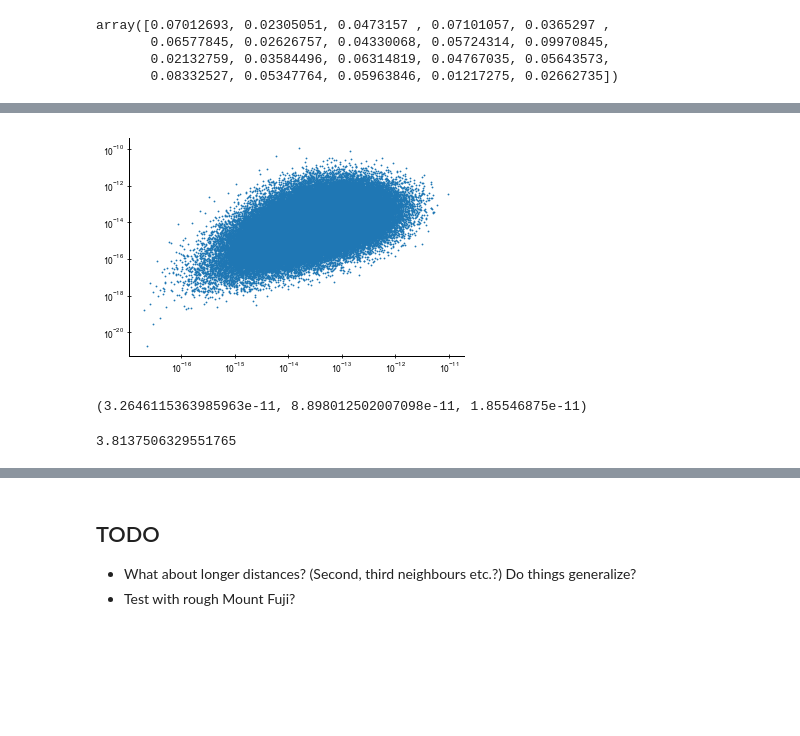
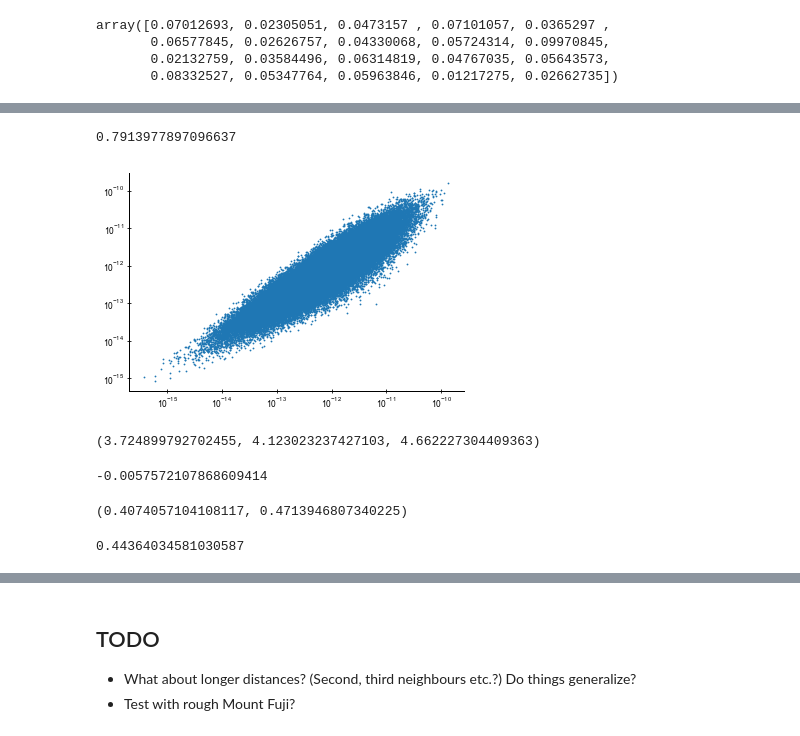
Before and after one commit to andim/peptidome, a Jupyter notebook: code/nnprob_likelihood/math.ipynb, the cells around one changed output, grey strips where cells are left out. Cells and saved outputs as stored; diff of their text form; code cells hidden in the pictures; blank space fills up the shorter version.

```diff
--- a/code/nnprob_likelihood/math.ipynb
+++ b/code/nnprob_likelihood/math.ipynb
@@ -180,7 +180,7 @@ ax.set_xlabel('Probability');
 # resampling
 # %%
 S = 20
-k = 10
+k = 9
 
 Nn = k*(S-1)
 N = float(S**k)
@@ -215,0 +216,37 @@ plt.axvline(predicted, c='k')
+# %%
+S = 20
+k = 9
+
+Nn = k*(S-1)
+N = float(S**k)
+
+empmeans = []
+empstds = []
+predicts =[]
+varpis = []
+for j, sigma_lognormal in enumerate(np.logspace(-2.5, np.log(0.9), 10)):
+    pi = np.random.lognormal(sigma=sigma_lognormal, size=S)
+    pi /= pi.sum()
+
+    nsigmabars = []
+    Nrepeat = 100
+    for i in range(Nrepeat):
+        psigmas = []
+        nsigmas = []
+        Nsample = 1000
+        for i in range(Nsample):
+            sigma = np.random.randint(0, S, k)
+            psigma = np.prod(pi[sigma])
+            nsigma = np.prod(pi[sigma])*np.sum((1-pi[sigma])/pi[sigma])
+            psigmas.append(psigma)
+            nsigmas.append(nsigma)
+        nsigmas = np.asarray(nsigmas)
+        psigmas = np.asarray(psigmas)
+        nsigmabar = np.mean(nsigmas*psigmas)*N
+        nsigmabars.append(nsigmabar)
+    cv = (np.exp(np.var(np.log(pi))*k)-1)**.5
+    predicted = p0 * Nn * (1.0 +  cv**2 * (1-1.5* S/Nn))
+    empmeans.append(np.mean(nsigmabars))
+    empstds.append(np.std(nsigmabars))
+    predicts.append(predicted)
+    varpis.append(np.var(np.log(pi)))
@@ -256,7 +287,7 @@ array([0.07012693, 0.02305051, 0.0473157 , 0.07101057, 0.0365297 ,
        0.02132759, 0.03584496, 0.06314819, 0.04767035, 0.05643573,
        0.08332527, 0.05347764, 0.05963846, 0.01217275, 0.02662735])
 # %%
-df = Counter(proteome_path('Malaria'), 1).to_df(norm=True, clean=True)
+df = Counter(proteome_path('CMV'), 1).to_df(norm=True, clean=True)
 df.sort_values('seq', inplace=True)
 pi2 = np.asarray(df['freq'])
 pi2
@@ -295,14 +319,24 @@ n2sigmas = np.array(n2sigmas)
 # %%
 plt.plot(np.array(psigmas), np.array(p2sigmas), 'o', ms=1)
 plt.xscale('log')
 plt.yscale('log')
+np.corrcoef(psigmas, p2sigmas)[0, 1]
 # %% [output]
+0.7913977897096637
-[figure, old version]
+[figure, new version]
 # %%
-np.mean(psigmas*n2sigmas)*N, np.mean(psigmas*nsigmas)*N, Nn/N
+np.mean(psigmas*n2sigmas)*N/(Nn/N), np.mean(psigmas*nsigmas)*N/(Nn/N), np.mean(p2sigmas*n2sigmas)*N/(Nn/N)
 # %% [output]
-(3.2646115363985963e-11, 8.898012502007098e-11, 1.85546875e-11)
+(3.724899792702455, 4.123023237427103, 4.662227304409363)
+# %%
+np.mean(np.log(pi2/pi))
+# %% [output]
+-0.0057572107868609414
+# %%
+k * np.var(pi2/pi-1), k*np.var(np.log(pi2/pi))
+# %% [output]
+(0.4074057104108117, 0.4713946807340225)
 # %%
-np.var(np.log(p2sigmas[np.abs((psigmas-1e-13)/psigmas)<0.05]))
+np.var(np.log(p2sigmas[np.abs((psigmas-1e-12)/psigmas)<0.02]))
 # %% [output]
-3.8137506329551765
+0.44364034581030587
```
Also changed, not shown: parts of 14 cells of this notebook, 5 other files.
